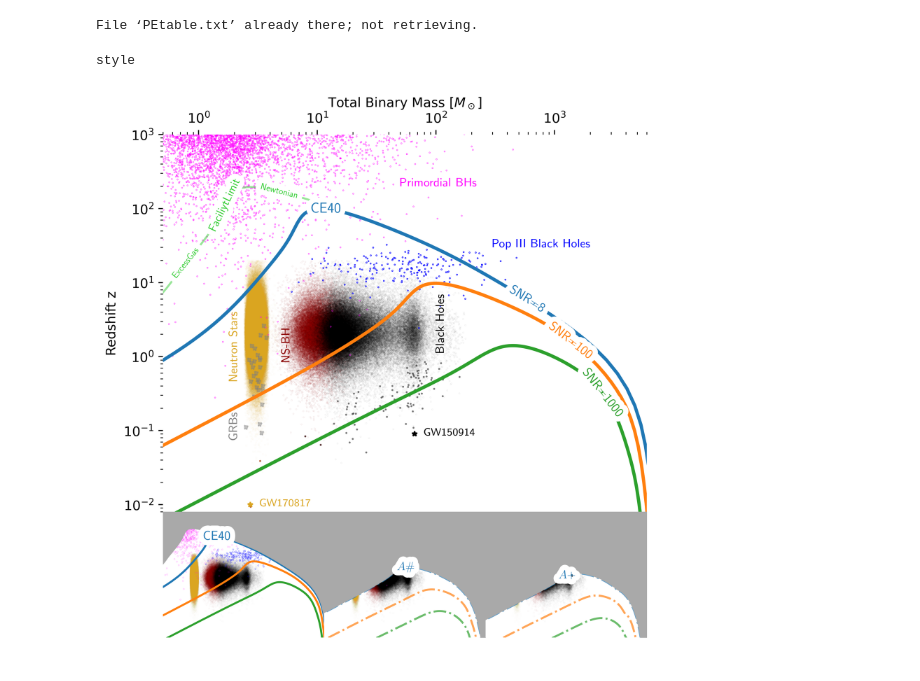
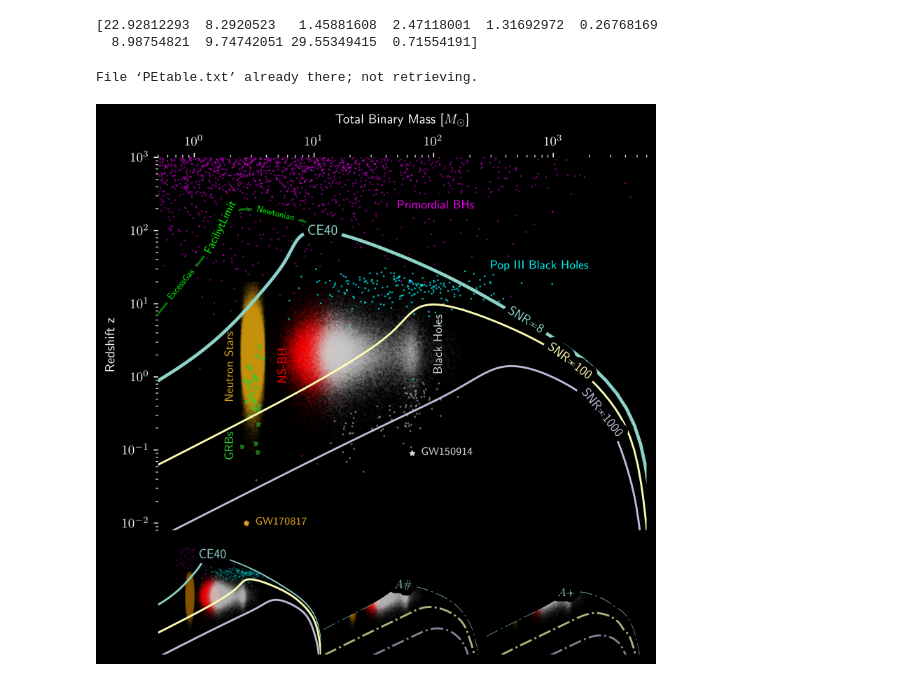
Before and after one commit to sugwg/ce-plots, a Jupyter notebook: ce_horizon.ipynb, the cells around one changed output. Saved outputs shown, nothing was run; the diff lists cells and outputs as text; code cells hidden in the pictures.

Commit message:
update horizon plot

```diff
--- a/ce_horizon.ipynb
+++ b/ce_horizon.ipynb
@@ -141,11 +145,23 @@ popthree['mass'] = numpy.random.lognormal(numpy.log(55), 0.9, size=psize)
 # %%
 # Generate fiducial  QCD Phase transition PBHs
 import numpy.random
+from scipy.stats import loguniform
+
+x = loguniform(.1, 50).rvs(size=10)
+print(x)
+
 psize = 10000
 pbh = {}
-pbh['mass'] = numpy.random.normal(0.7*2.0, 1.0, size=psize)
-pbh['mass'] = numpy.concatenate([pbh['mass'], numpy.random.lognormal(0.7*1.2, 1.5, size=psize)])
+pbh['mass'] = []
+#pbh['mass'] = numpy.random.normal(0.7*2.0, 6.0, size=psize)
+pbh['mass'] = numpy.concatenate([pbh['mass'], numpy.random.lognormal(0.7*1.2, 2.5, size=psize)])
+
+#pbh['mass'] = numpy.concatenate([pbh['mass'], loguniform(.1, 100).rvs(size=psize)])
+
 pbh['redshift'] = numpy.log(numpy.random.uniform(0, numpy.e**0.25, size=len(pbh['mass'])))*1200 * 12.0 / 3.0
+# %% [output]
+[22.92812293  8.2920523   1.45881608  2.47118001  1.31692972  0.26768169
+  8.98754821  9.74742051 29.55349415  0.71554191]
 # %%
 !wget -nc -O PEtable.txt https://github.com/gwastro/4-ogc/raw/master/posterior/PEtable.txt
 
@@ -176,12 +192,13 @@ from matplotlib import ticker
 from labellines import labelLine, labelLines, labelLine
 from scipy.interpolate import interp1d
 
-style = 'white'
+style = 'black'
 
 bns_color = 'goldenrod'
-nsbh_color = 'darkred'
-pt_color = 'blue'
+nsbh_color = '#FF0000'
+pt_color = 'cyan'
 pbh_color = 'magenta'
+grb_color = 'limegreen'
 
 if style == 'white':
     plt.style.use('default')
@@ -204,7 +221,7 @@ axs = [ax, ax2[0], ax2[1], ax2[2]]
 plt.rc('text', usetex=True)
 
 axs[0].set_ylabel('Redshift z')
-axs[0].set_xlabel('Total Binary Mass [$M_\odot$]')
+axs[0].set_xlabel('Total Binary Mass [$M_\odot$]', labelpad=10)
 axs[0].xaxis.tick_top()
 axs[0].xaxis.set_label_position('top')
 
@@ -230,7 +247,7 @@ for ax in ax2:
 ldist_horizon = numpy.array(signal_amp_limit['FacilityLimit']) / 8.0
 z = redshift(ldist_horizon)
 src_mass = det_masses / (1 + z) * 2.0
-axs[0].plot(src_mass, z, label="FaciliytLimit", linestyle='-', alpha=0.5, color='limegreen')
+axs[0].plot(src_mass, z, label="FaciliytLimit", linestyle='-', alpha=0.5, color='#00FF00')
 labelLine(axs[0].get_lines()[-1], 1.7, align=True, fontsize=9, alpha=1.0)
 labelLine(axs[0].get_lines()[-1], 0.8, 'ExcessGas', align=True, fontsize=7, alpha=1.0)
 labelLine(axs[0].get_lines()[-1], 5, 'Newtonian', align=True, fontsize=7, alpha=1.0)
@@ -244,12 +261,12 @@ ltext = ["BH \& NS Throughout Cosmic Time",
          "Fundamental physics from rare obs.",
          "Precision NS Dense Matter and GR"]
 ltextpos = [100, 30, 10]
-for snr, alpha, spos, lt, ltp in zip(snrs, [1, 0.5, 0.5, 0.5],
-                                     pos, ltext, ltextpos):
+for snr, alpha, spos, lw, lt, ltp in zip(snrs, [1, 0.5, 0.5, 0.5],
+                                     pos, [2.5, 1.5, 1.5, 1.5], ltext, ltextpos):
     # 40k
     z = redshift(numpy.array(signal_amp['CE:Broad']) / snr)
     src_mass = det_masses * 2.0 / (1 + z)
-    p1 = axs[0].plot(src_mass, z, alpha=1.0, linestyle='-', linewidth=2.5, zorder=999)
+    p1 = axs[0].plot(src_mass, z, alpha=1.0, linestyle='-', linewidth=lw, zorder=999)
     i1 = interp1d(src_mass, z, fill_value='extrapolate')
 
     p100 = axs[1].plot(src_mass, i1(src_mass), alpha=1.0, linestyle='-')
@@ -298,17 +315,20 @@ axs[0].plot(x, y, '*', color=bhcolor, markersize=4, zorder=10)
 axs[0].text(x*1.2, y/1.05, 'GW150914', fontsize=8, color=bhcolor, zorder=9)
 
 
-axs[0].scatter(cat_mtotal[cat_mtotal<4], cat_redshift[cat_mtotal<4], marker='*',
+
+axs[0].scatter(cat_mtotal[cat_mtotal>12], cat_redshift[cat_mtotal>12], marker='*',
                s=0.3,
-               color=bns_color, alpha=0.5)
+               color=bhcolor, alpha=0.5)
 
 axs[0].scatter(cat_mtotal[cat_mtotal<12], cat_redshift[cat_mtotal<12], marker='*',
                s=0.3,
                color=nsbh_color, alpha=0.5)
 
-axs[0].scatter(cat_mtotal[cat_mtotal>4], cat_redshift[cat_mtotal>4], marker='*',
+axs[0].scatter(cat_mtotal[cat_mtotal<4], cat_redshift[cat_mtotal<4], marker='*',
                s=0.3,
-               color=bhcolor, alpha=0.5)
+               color=bns_color, alpha=0.5)
+
+
 
 ##################################################
 # Add populations of events
@@ -318,34 +338,34 @@ for i, ax in enumerate(axs):
         fac =  (.33) ** 2
     ax.scatter(bns['srcmass1'] + bns['srcmass2'], bns['redshift'],
                s=0.001 * fac, rasterized=True, alpha=0.25, color=bns_color)
     ax.scatter(bbh['srcmass1'] + bbh['srcmass2'], bbh['redshift'],
                s=0.001 * fac, rasterized=True, alpha=0.5, color=bhcolor)
     ax.scatter(popthree['mass'], popthree['redshift'], color=pt_color, s=0.1 * fac, alpha=1.0)
     ax.scatter(pbh['mass'], pbh['redshift'],
                color=pbh_color, s=0.15 * fac, alpha=1.0, marker='.', rasterized=True)
     ax.scatter(nsbh['mass'], nsbh['redshift'],
                color=nsbh_color, s=0.05 * fac,
                alpha=0.2, marker='.', zorder=-1, rasterized=True)
 
 
+
 axs[0].text(1.8, .5, 'Neutron Stars', rotation=90, fontsize=9, color=bns_color)
 axs[0].text(5, .9, 'NS-BH', rotation=90, fontsize=9, color=nsbh_color)
 axs[0].text(100.0, 1.2, 'Black Holes', rotation=90, fontsize=9, color=bhcolor)
 axs[0].text(300.0, 30, 'Pop III Black Holes', fontsize=9, color=pt_color)
 axs[0].text(50, 200, 'Primordial BHs', fontsize=9,
             color=pbh_color, backgroundcolor=bgcolor)
 
 
 ############short grbs with redshift from Swift ########
 axs[0].scatter((bns['srcmass1'] + bns['srcmass2'])[0:len(grb_z)],
-               grb_z, color='grey',
+               grb_z, color=grb_color,
                linestyle='dotted', marker='.', alpha=0.5)
 axs[0].text(1.8, 0.08, 'GRBs', fontsize=9, rotation=90,
-            color='gray')
+            color=grb_color)
 
 fig.subplots_adjust(wspace=0, hspace=0)
 plt.tight_layout()
 plt.savefig('znb.pdf')
 # %% [output]
-style
-[figure, old version]
+[figure, new version]
```
Also changed, not shown: parts of 1 cell of this notebook.
